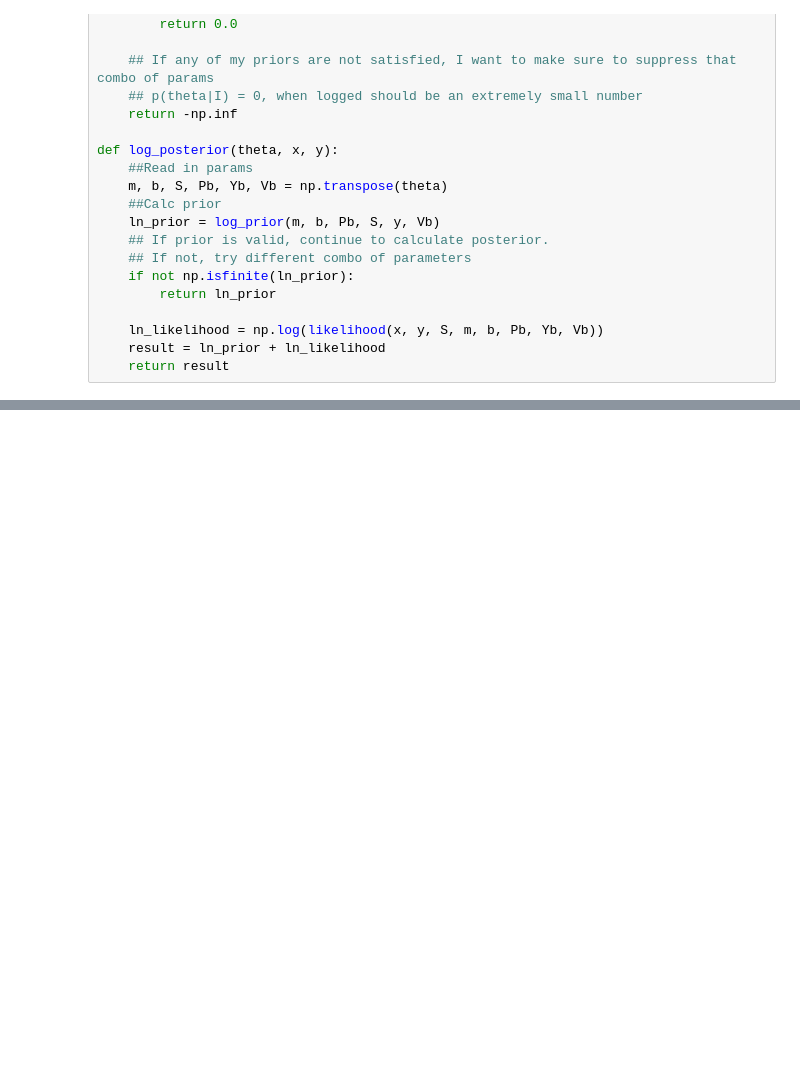
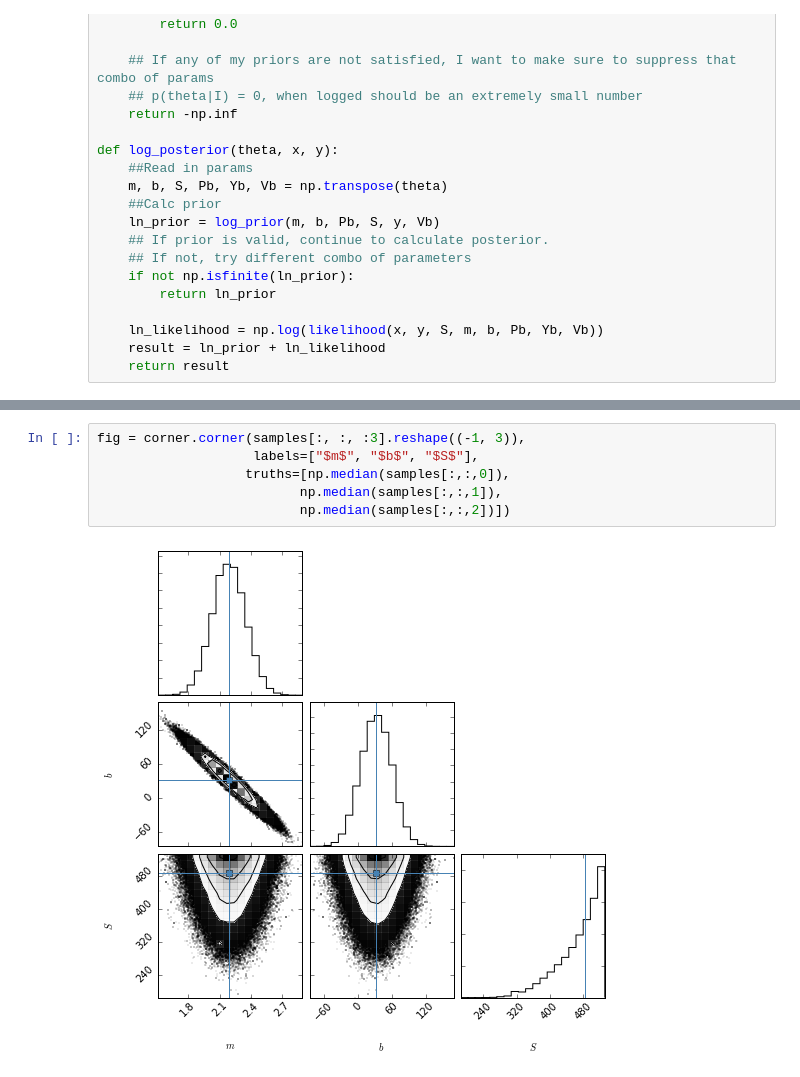
Before and after one commit to nhuntwalker/data_analysis_recipes, a Jupyter notebook: worked_exercises.ipynb, the cells around one changed output, grey strips where cells are left out. Cells and saved outputs as stored; diff of their text form; blank space fills up the shorter version.

```diff
--- a/worked_exercises.ipynb
+++ b/worked_exercises.ipynb
@@ -775,0 +821,8 @@ Next steps:
+# %%
+fig = corner.corner(samples[:, :, :3].reshape((-1, 3)),
+                    labels=["$m$", "$b$", "$S$"],
+                   truths=[np.median(samples[:,:,0]),
+                          np.median(samples[:,:,1]),
+                          np.median(samples[:,:,2])])
+# %% [output]
+[figure, added]
```
Also changed, not shown: parts of 18 cells of this notebook.
